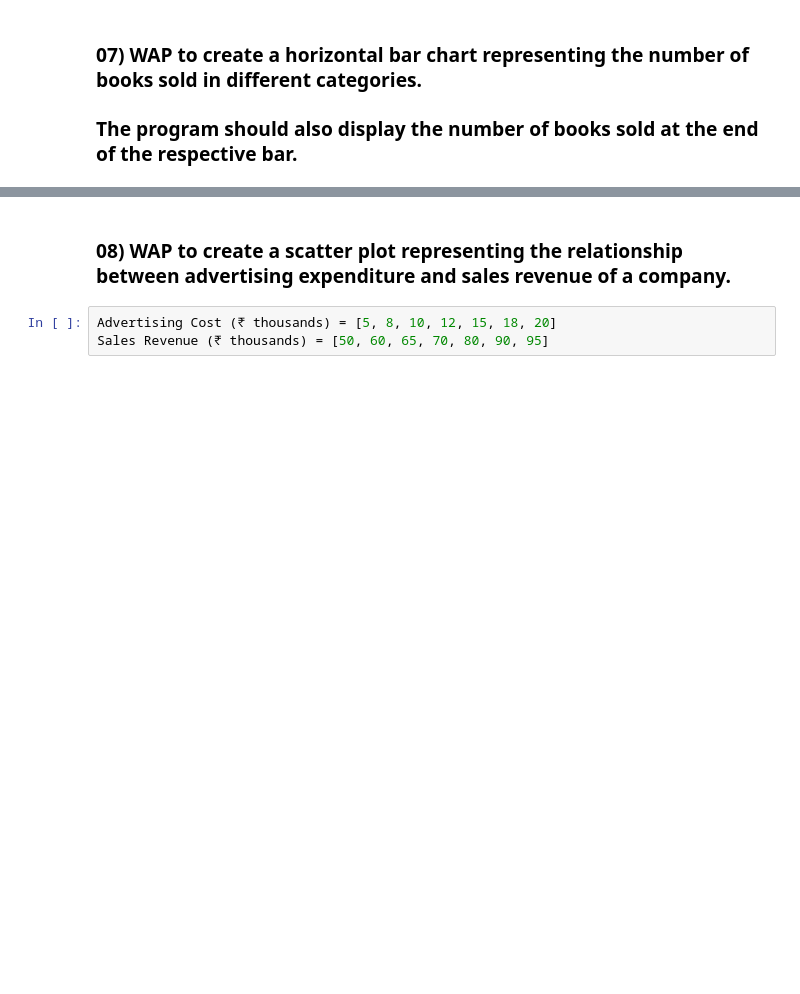
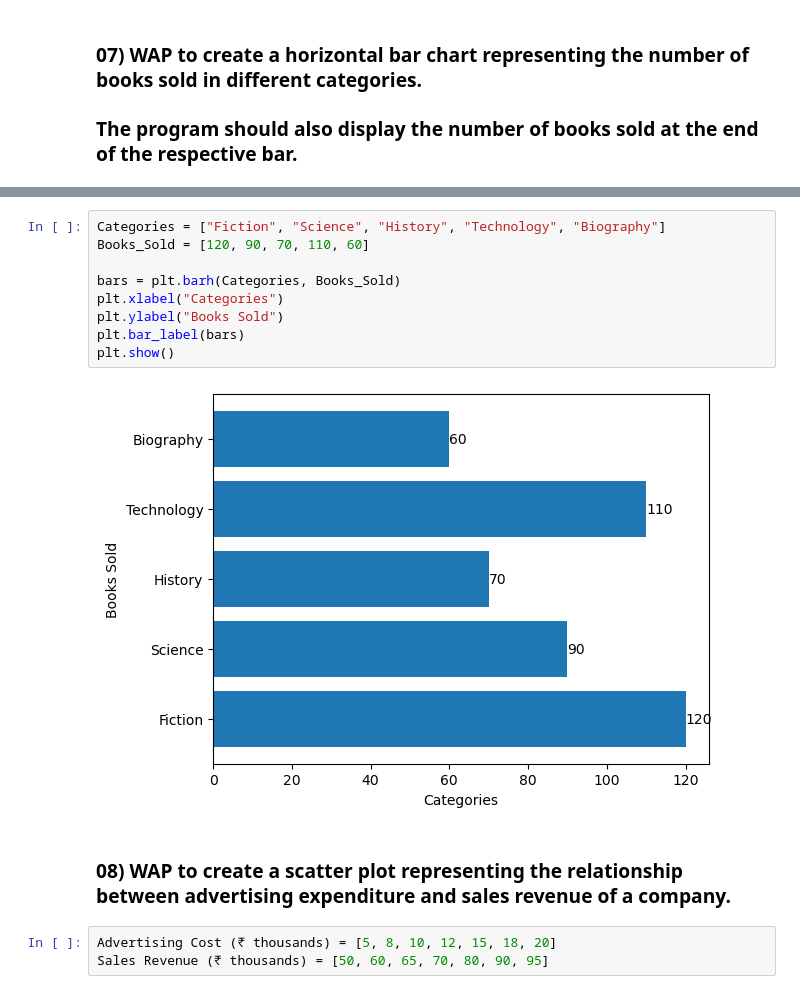
Before and after one commit to Narolayash/python-lab-programs, a Jupyter notebook: Python Programming - Lab - 14.ipynb, the cells around one changed output, grey strips where cells are left out. Saved outputs shown, nothing was run; the diff lists cells and outputs as text; blank space fills up the shorter version.

```diff
--- a/Python Programming - Lab - 14.ipynb
+++ b/Python Programming - Lab - 14.ipynb
@@ -98,3 +108,14 @@ Books Sold = [120, 90, 70, 110, 60]
+# %%
+Categories = ["Fiction", "Science", "History", "Technology", "Biography"]
+Books_Sold = [120, 90, 70, 110, 60]
+
+bars = plt.barh(Categories, Books_Sold)
+plt.xlabel("Categories")
+plt.ylabel("Books Sold")
+plt.bar_label(bars)
+plt.show()
+# %% [output]
+[figure, added]
 # %% [markdown]
 ### 08) WAP to create a scatter plot representing the relationship between advertising expenditure and sales revenue of a company.
 # %%
```
Also changed, not shown: parts of 5 cells of this notebook.
